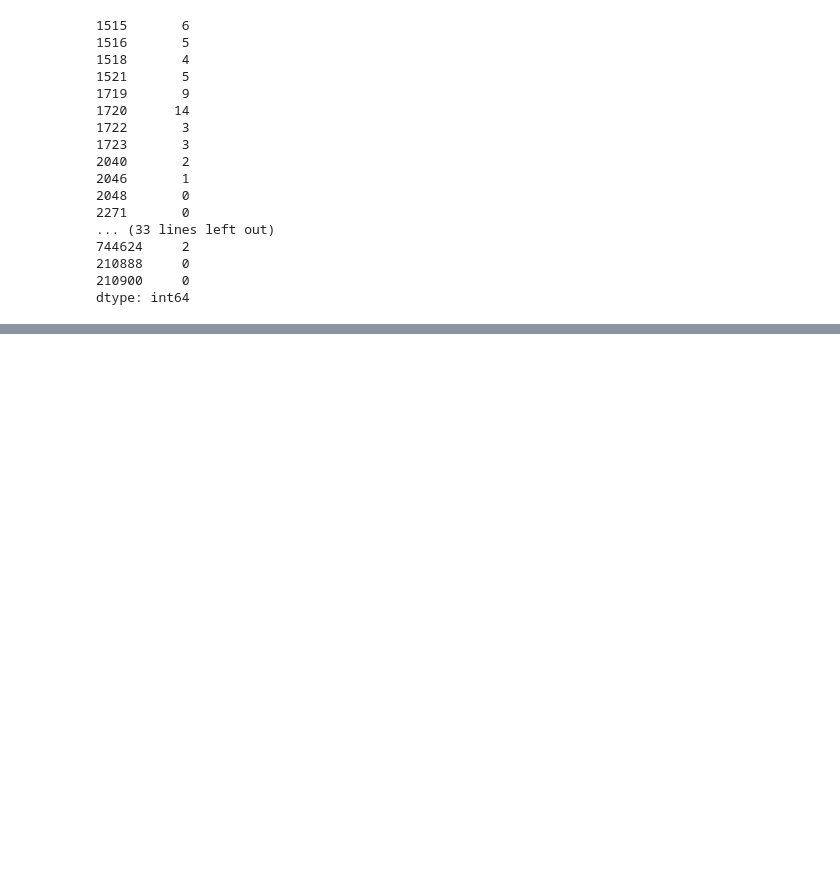
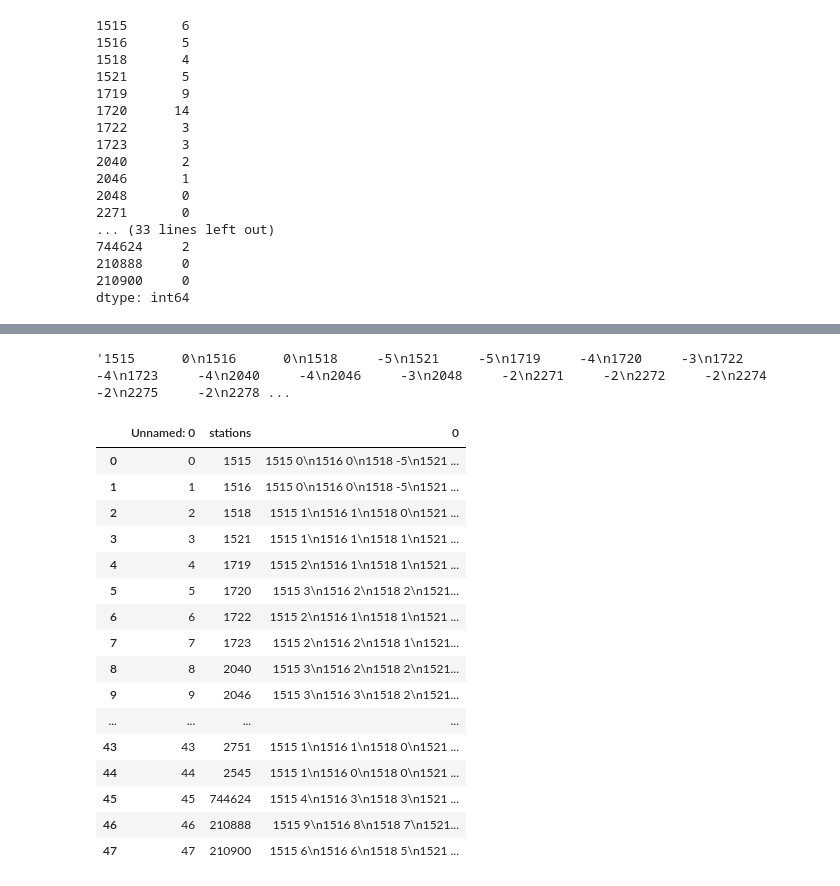
Before and after one commit to theplatters/ecmi-hydrological-forecasting, a Jupyter notebook: notebooks/correlation.ipynb, the cells around one changed output, grey strips where cells are left out. Saved outputs shown, nothing was run; the diff lists cells and outputs as text; code cells hidden in the pictures; blank space fills up the shorter version.

```diff
--- a/notebooks/correlation.ipynb
+++ b/notebooks/correlation.ipynb
@@ -181,0 +259,4 @@ array([ 6,  5,  4,  5,  9, 14,  3,  3,  2,  1,  0,  0,  0,  0,  0,  2,  2,
+# %%
+df.loc[1515][0]
+# %% [output]
+'1515      0\n1516      0\n1518     -5\n1521     -5\n1719     -4\n1720     -3\n1722     -4\n1723     -4\n2040     -4\n2046     -3\n2048     -2\n2271     -2\n2272     -2\n2274     -2\n2275     -2\n2278 ...
@@ -181,0 +267,20 @@ array([ 6,  5,  4,  5,  9, 14,  3,  3,  2,  1,  0,  0,  0,  0,  0,  2,  2,
+# %%
+pd.read_csv('../data/maximum_correlations_every_station.csv')
+# %% [output]
+|  | Unnamed: 0 | stations | 0 |
+| 0 | 0 | 1515 | 1515 0\n1516 0\n1518 -5\n1521 ... |
+| 1 | 1 | 1516 | 1515 0\n1516 0\n1518 -5\n1521 ... |
+| 2 | 2 | 1518 | 1515 1\n1516 1\n1518 0\n1521 ... |
+| 3 | 3 | 1521 | 1515 1\n1516 1\n1518 1\n1521 ... |
+| 4 | 4 | 1719 | 1515 2\n1516 1\n1518 1\n1521 ... |
+| 5 | 5 | 1720 | 1515 3\n1516 2\n1518 2\n1521... |
+| 6 | 6 | 1722 | 1515 2\n1516 1\n1518 1\n1521 ... |
+| 7 | 7 | 1723 | 1515 2\n1516 2\n1518 1\n1521... |
+| 8 | 8 | 2040 | 1515 3\n1516 2\n1518 2\n1521... |
+| 9 | 9 | 2046 | 1515 3\n1516 3\n1518 2\n1521... |
+| ... | ... | ... | ... |
+| 43 | 43 | 2751 | 1515 1\n1516 1\n1518 0\n1521 ... |
+| 44 | 44 | 2545 | 1515 1\n1516 0\n1518 0\n1521 ... |
+| 45 | 45 | 744624 | 1515 4\n1516 3\n1518 3\n1521 ... |
+| 46 | 46 | 210888 | 1515 9\n1516 8\n1518 7\n1521... |
+| 47 | 47 | 210900 | 1515 6\n1516 6\n1518 5\n1521 ... |
```
Also changed, not shown: parts of 16 cells of this notebook, 4 other files.
